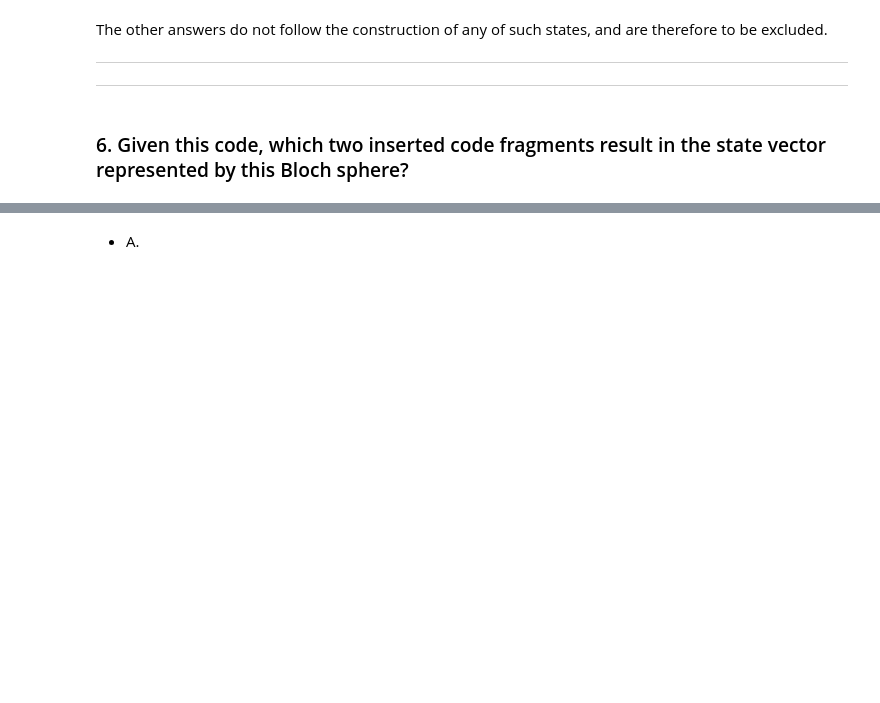
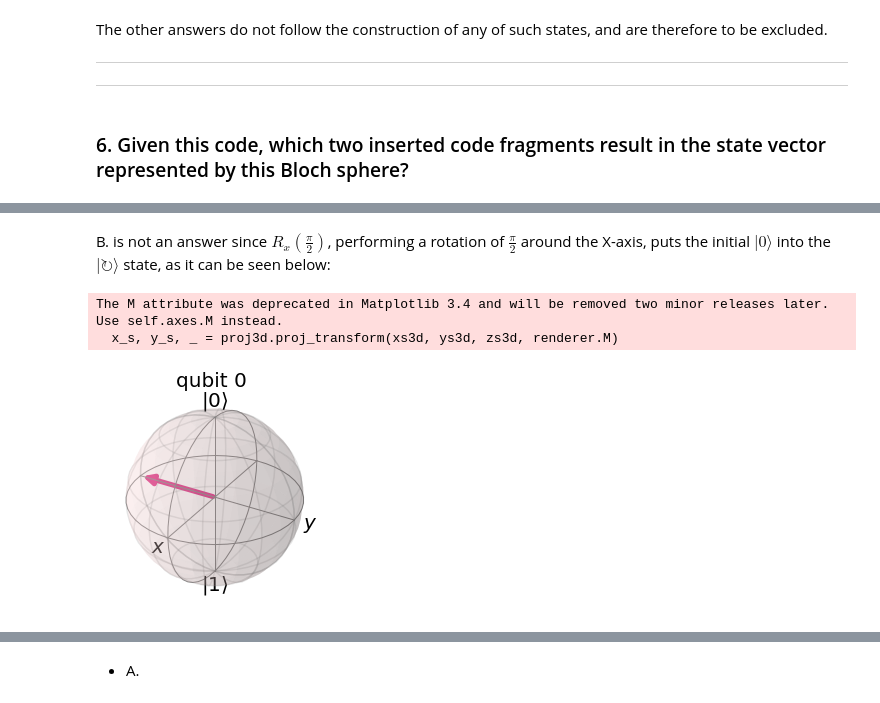
Before and after one commit to salvatorezam/ibm-quantum-developer-certification, a Jupyter notebook: sample_questions/C1000-112_SAM/C1000-112_SAM.ipynb, the cells around one changed output, grey strips where cells are left out. Saved outputs shown, nothing was run; the diff lists cells and outputs as text; code cells hidden in the pictures; blank space fills up the shorter version.

```diff
--- a/sample_questions/C1000-112_SAM/C1000-112_SAM.ipynb
+++ b/sample_questions/C1000-112_SAM/C1000-112_SAM.ipynb
@@ -462,0 +494,16 @@ plot_bloch_multivector(outputstate)
+# %% [markdown]
+B. is not an answer since $R_x(\tfrac{\pi}{2})$, performing a rotation of $\tfrac{\pi}{2}$ around the X-axis, puts the initial $|0\rangle$ into the $|\circlearrowright\rangle$ state, as it can be seen below:
+# %%
+qc = QuantumCircuit(1,1)
+
+qc.rx(pi / 2, 0)
+
+simulator = Aer.get_backend('statevector_simulator')
+job = execute(qc, simulator)
+result = job.result()
+outputstate = result.get_statevector(qc)
+plot_bloch_multivector(outputstate)
+# %% [output]
+The M attribute was deprecated in Matplotlib 3.4 and will be removed two minor releases later. Use self.axes.M instead.
+  x_s, y_s, _ = proj3d.proj_transform(xs3d, ys3d, zs3d, renderer.M)
+[figure, added]
```
Also changed, not shown: parts of 103 cells of this notebook, 2 other files.
